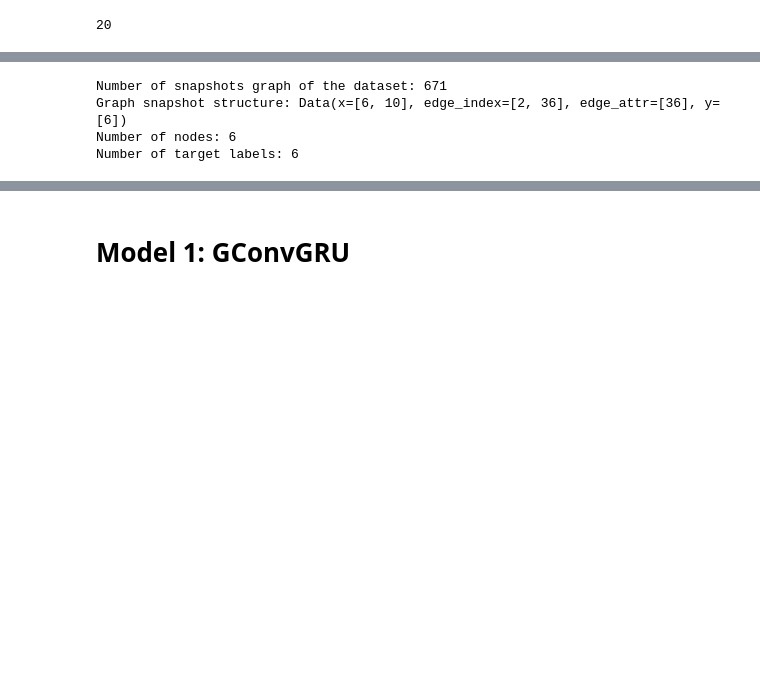
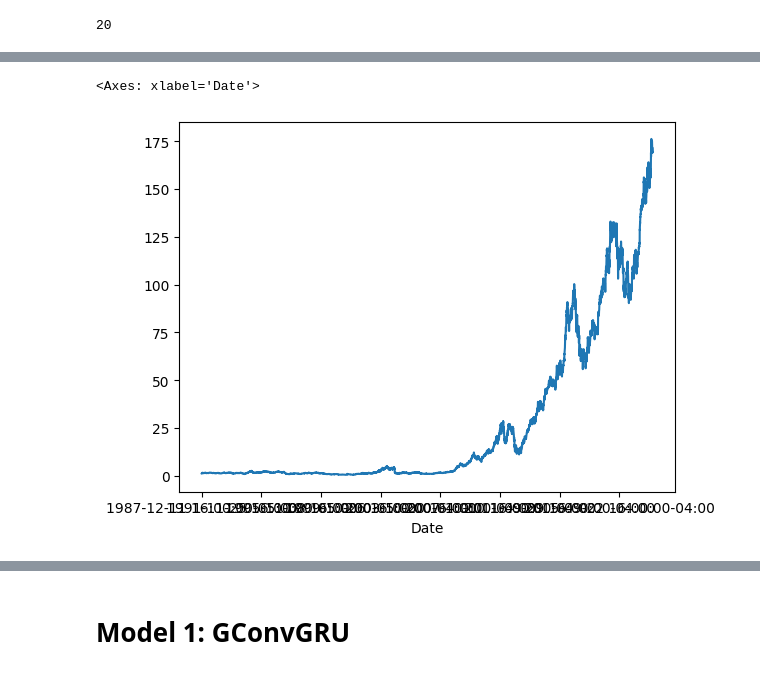
Before and after one commit to mircoloo/TemporalGNNReview, a Jupyter notebook: code/main.ipynb, the cells around one changed output, grey strips where cells are left out. Cells and saved outputs as stored; diff of their text form; code cells hidden in the pictures; blank space fills up the shorter version.

```diff
--- a/code/main.ipynb
+++ b/code/main.ipynb
@@ -95 +122,7 @@ len(com_lists[1])
+# %%
+df2 = pd.read_csv('/home/mirco/Documents/Tesi/code/data/datasets/stocks_CSVs/America_Stocks/NASDAQ_AAPL_30Y.csv', index_col='Date')
+df2.Close.plot()
+# %% [output]
+<Axes: xlabel='Date'>
+[figure, added]
 # %%
@@ -119,13 +154,3 @@ validation_dataset = MyGeometricDataset(dir, dest, market, company_list, val_sed
 print("-"*5, "Building test dataset..." , "-"*5)
 test_dataset = MyGeometricDataset(dir, dest, market, company_list, test_sedate[0], test_sedate[1], window_size, dataset_type[2], use_fast_approximation)
 clear_output()
-# %%
-print(f"Number of snapshots graph of the dataset: {len(train_dataset)}")
-print(f"Graph snapshot structure: {train_dataset[0]}")
-print(f"Number of nodes: {len(train_dataset[0].x)}")
-print(f"Number of target labels: {len(train_dataset[0].y)}")
-# %% [output]
-Number of snapshots graph of the dataset: 671
-Graph snapshot structure: Data(x=[6, 10], edge_index=[2, 36], edge_attr=[36], y=[6])
-Number of nodes: 6
-Number of target labels: 6
```
Also changed, not shown: parts of 18 cells of this notebook, 2 other files.
